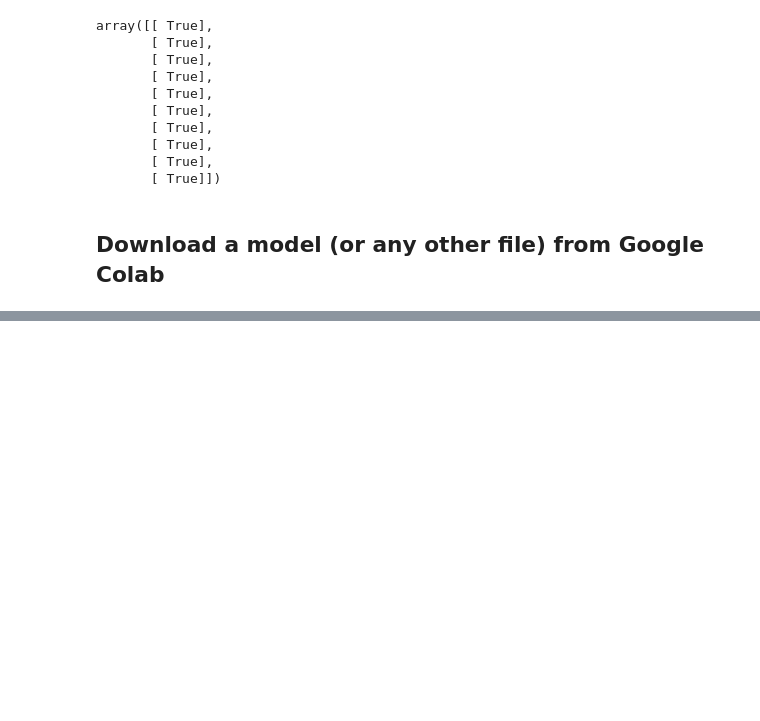
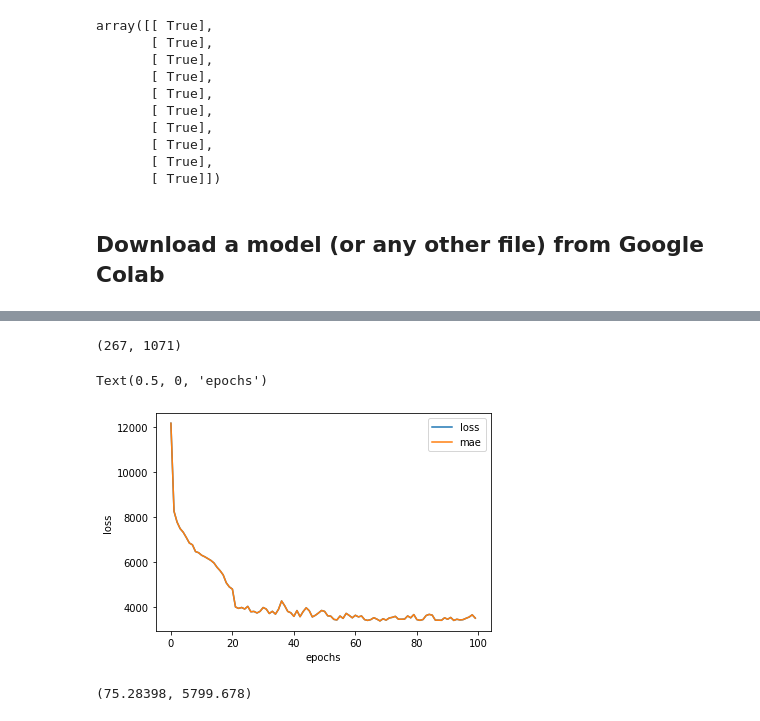
Before and after one commit to pratikktiwari/Deep-Learning, a Jupyter notebook: 01_Neural_Network_Regression.ipynb, the cells around one changed output, grey strips where cells are left out. Cells and saved outputs as stored; diff of their text form; code cells hidden in the pictures; blank space fills up the shorter version.

```diff
--- a/01_Neural_Network_Regression.ipynb
+++ b/01_Neural_Network_Regression.ipynb
@@ -1025,0 +1041,3 @@ files.download("/content/best_model_HDF5_format.h5")
+# %%
+X_insurance = insurance_one_hot.drop("charges", axis=1)
+X_insurance.head()
@@ -1025,0 +1051,3 @@ files.download("/content/best_model_HDF5_format.h5")
+# %%
+y_insurance = insurance_one_hot[["charges"]]
+y_insurance.head()
@@ -1025,0 +1114,33 @@ files.download("/content/best_model_HDF5_format.h5")
+# %%
+from sklearn.model_selection import train_test_split
+X_train_insurance, X_test_insurance, y_train_insurance, y_test_insurance = train_test_split(
+    X_insurance, y_insurance, test_size=0.8, random_state=42
+)
+len(X_train_insurance), len(X_test_insurance)
+# %% [output]
+(267, 1071)
+# %%
+tf.random.set_seed(42)
+insurance_model = tf.keras.Sequential([
+  tf.keras.layers.Dense(100, input_shape=[11]),
+  tf.keras.layers.Dense(50),
+  tf.keras.layers.Dense(1)
+])
+insurance_model.compile(
+    loss=tf.keras.losses.mae,
+    optimizer=tf.keras.optimizers.Adam(lr=0.02),
+    metrics=["mae"]
+)
+history = insurance_model.fit(X_train_insurance, y_train_insurance, epochs=100, verbose=0)
+# %%
+# Plot history (also known as a loss curve or a training curve)
+pd.DataFrame(history.history).plot()
+plt.ylabel("loss")
+plt.xlabel("epochs")
+# %% [output]
+Text(0.5, 0, 'epochs')
+[figure, added]
+# %%
+mae(insurance_model), mse(insurance_model)
+# %% [output]
+(75.28398, 5799.678)
```
Also changed, not shown: parts of 45 cells of this notebook.
